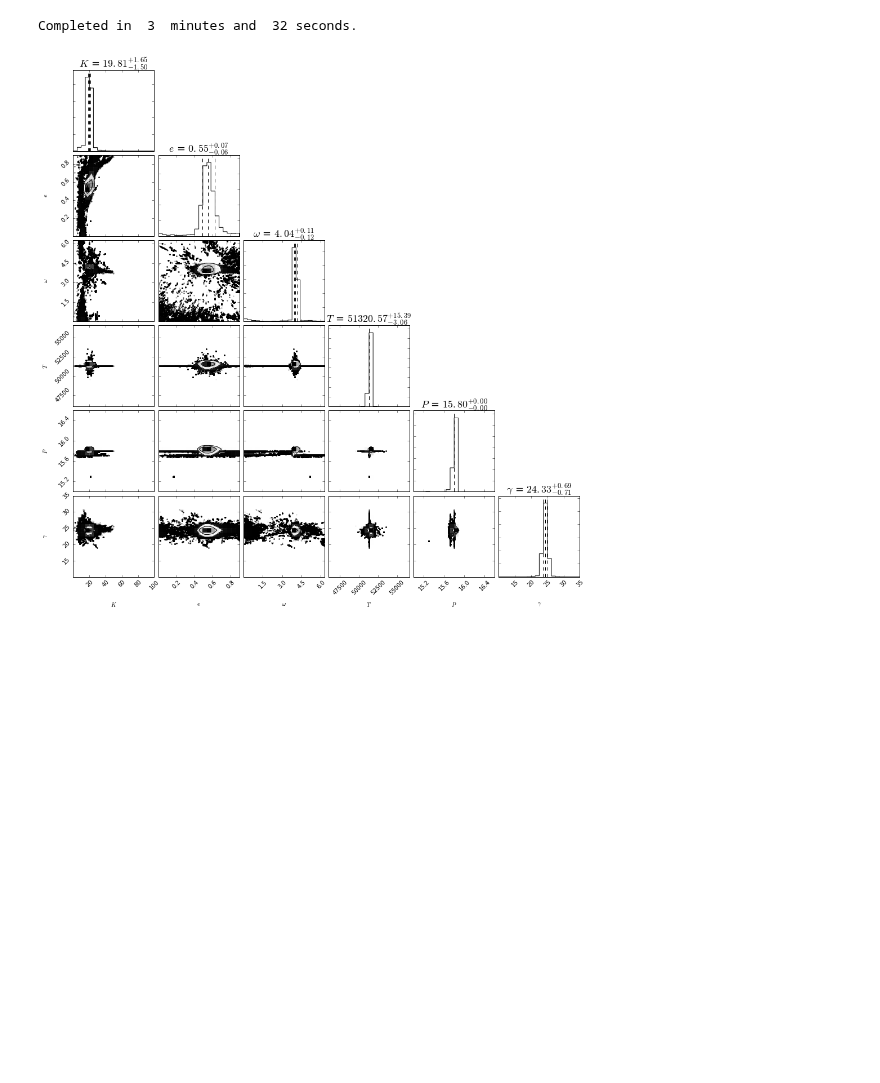
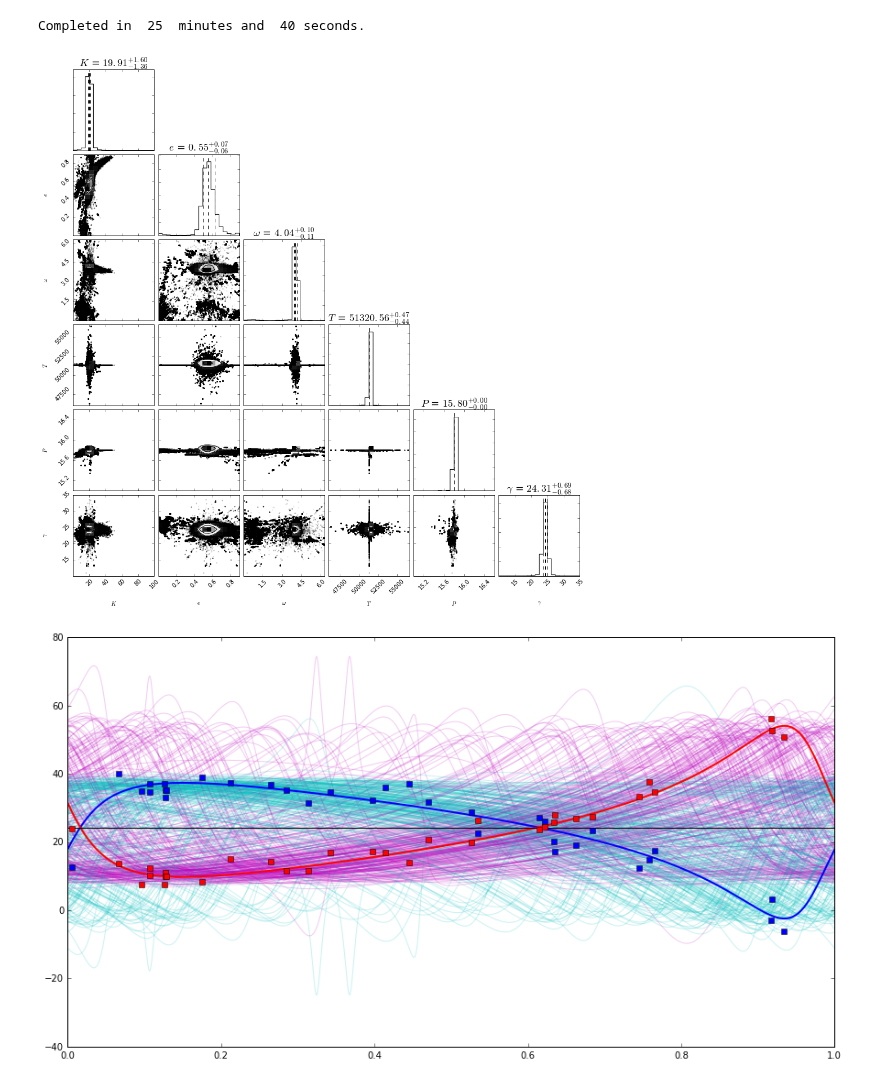
Before and after one commit to jacob-i-skinner/Orbit-Fitting, a Jupyter notebook: emcee stuff.ipynb, the cells around one changed output. Saved outputs shown, nothing was run; the diff lists cells and outputs as text; code cells hidden in the pictures; blank space fills up the shorter version.

```diff
--- a/emcee stuff.ipynb
+++ b/emcee stuff.ipynb
@@ -37,8 +37,12 @@ for i in range(0, len(JD)-1):
 
 mass_ratio = 0.898896068135
 
+#constrain parameters
 lower_bounds = [0, 0, 0, JD[0], 15, 10]
 upper_bounds = [100, 0.9, 2*np.pi, JD[-1], 16.6, 35]
+
+#set dimensionality and walker number
+ndim, nwalkers, nsteps = 6, 400, 10000
 
 
 def initialGuess(lower, upper):
@@ -71,38 +75,70 @@ def probability(initial_guess, mass_ratio, RVp, RVs, lower, upper):
         return -np.inf
     return con + likelihood(initial_guess, mass_ratio, RVp, RVs)
 
-#set dimensionality and walker number
-ndim, nwalkers, nsteps = 6, 400, 5000
+
 
 #initialize walkers
 position = [initial_guess + 0.1*np.random.randn(ndim) for i in range(nwalkers)]
 
 #walkers distributed in gaussian ball around most likely parameter values
 for i in range(0, nwalkers-1):
     position[i][0] = initial_guess[0] + 2.5*np.random.randn(1) #K
     position[i][1] = initial_guess[1] + 0.1*np.random.randn(1) #e
     position[i][2] = initial_guess[2] + 1  *np.random.randn(1) #w
     position[i][3] = initial_guess[3] +     np.random.randn(1) #T
     position[i][4] = initial_guess[4] +0.01*np.random.randn(1) #P
     position[i][5] = initial_guess[5] + 3  *np.random.randn(1) #y
 
-
+#create the sampler object and do the walk
 sampler = emcee.EnsembleSampler(nwalkers, ndim, probability,
-                                args=(mass_ratio, RVp, RVs, lower_bounds, upper_bounds), threads = 4)
+                                args=(mass_ratio, RVp, RVs, lower_bounds, upper_bounds), threads = 8)
 sampler.run_mcmc(position, nsteps)
 
+#save the results of the walk
+samples = sampler.chain[:, :, :].reshape((-1, ndim))
+results = np.asarray(list(map(lambda v: (v[1], v[2]-v[1], v[1]-v[0]),
+                              zip(*np.percentile(samples, [16, 50, 84], axis=0)))))
+
 #create the corner plot
-samples = sampler.chain[:, 500:, :].reshape((-1, ndim))
 fig = corner.corner(samples, labels=["$K$", "$e$", "$\omega$", "$T$", "$P$", "$\gamma$"],
                     extents=[[lower_bounds[0], upper_bounds[0]], [lower_bounds[1],upper_bounds[1]],
                              [lower_bounds[2], upper_bounds[2]],
                              [lower_bounds[3], upper_bounds[3]], [lower_bounds[4], upper_bounds[4]],
                              [lower_bounds[5], upper_bounds[5]]],
                     quantiles=[0.16, 0.5, 0.84], show_titles=True, title_kwargs={"fontsize": 18})
-#fig.savefig("triangle.png")
+fig.savefig("parameter_results.pdf")
+
+#create the curves plot
+x = np.linspace(0, 15.8, num=nsteps)
+fig, ax = plt.figure(figsize=(15,8)), plt.subplot(111)
+for K, e, w, T, P, y in samples[np.random.randint(len(samples), size=250)]:
+    parameters = K, e, w, T, P, y
+    primary, secondary = RV(x, mass_ratio, parameters)
+    ax.plot(x/parameters[4],   primary, 'c',  label='Potential Primary Curves', alpha=0.2)
+    ax.plot(x/parameters[4], secondary, 'm',  label='Potential Secondary Curves', alpha=0.2)
+primary, secondary = RV(x, mass_ratio, [results[0][0], results[1][0], results[2][0],
+                                        results[3][0], results[4][0], results[5][0]])
+ax.plot(x/results[4][0],   primary,         'b', lw=2)
+ax.plot(x/results[4][0], secondary,         'r', lw=2)
+ax.plot(x, np.ones(len(x))*results[5][0],  'k' ,      label='Systemic Velocity')
+ax.plot(phases(results[4][0], 0, JDp), RVp, 'bs',      label='Primary RV Data') #data phased to result period
+ax.plot(phases(results[4][0], 0, JDs), RVs, 'rs',      label='Secondary RV data')
+ax.set_xlim([0,1])
+plt.savefig('curve_results.pdf')
+
+#create the walkers plot
+fig, ax = plt.subplots(6, 1, sharex='col')
+for i in range(6):
+    for j in range(len(sampler.chain[:, 0, i])):
+        ax[i].plot(np.linspace(0, nsteps, num=nsteps-100), sampler.chain[j, 100:, i], 'k', alpha=0.2)
+    ax[i].plot(np.linspace(0, nsteps, num=nsteps-100) , np.ones(nsteps-100)*initial_guess[i], 'r')
+fig.set_figheight(20)
+fig.set_figwidth(15)
+plt.savefig('walk_results.png')
 
 t = time.time()
 print('Completed in ', int((t-t0)/60), ' minutes and ', int(((t-t0)/60-int((t-t0)/60))*60), 'seconds.')
 # %% [output]
-Completed in  3  minutes and  32 seconds.
+Completed in  25  minutes and  40 seconds.
-[figure, old version]
+[figure, new version]
+[figure, added]
```
Also changed, not shown: parts of 2 cells of this notebook, 18 other files.
